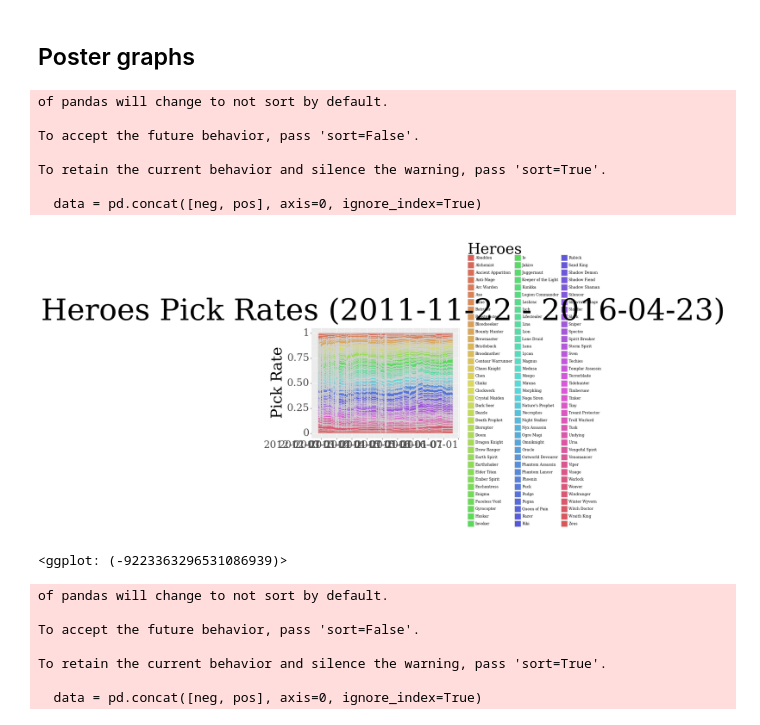
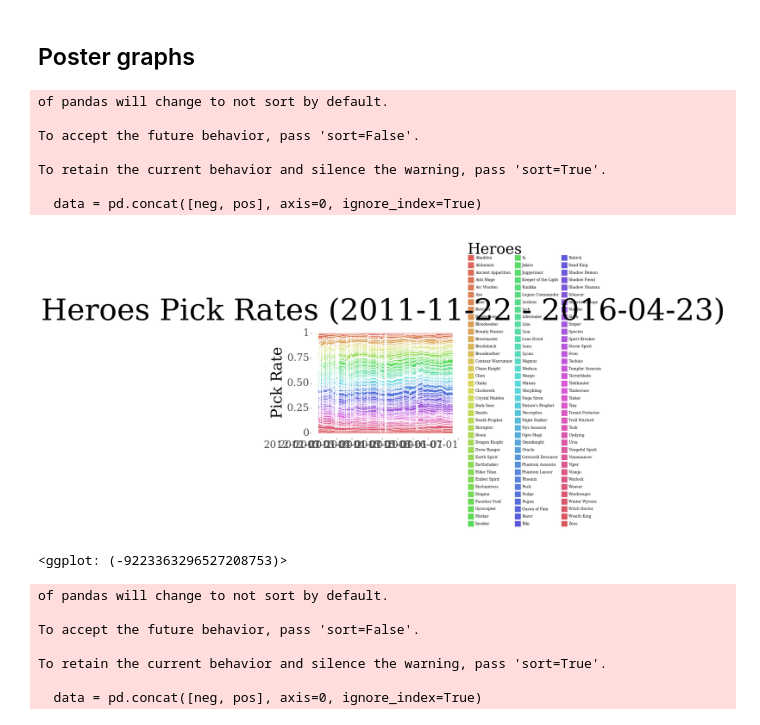
Before and after one commit to marcolussetti/opendotadump-tools, a Jupyter notebook: analysis/heroes_picks/GraphPicks.ipynb, the cells around one changed output. Cells and saved outputs as stored; diff of their text form; code cells hidden in the pictures.

Commit message:
analysis/picks: regenerate poster graphs w/ white background

```diff
--- a/analysis/heroes_picks/GraphPicks.ipynb
+++ b/analysis/heroes_picks/GraphPicks.ipynb
@@ -532,30 +530,31 @@ To retain the current behavior and silence the warning, pass 'sort=True'.
 # %%
 poster_stacked = (
     ggplot(df_expl_graph, aes(x="Day", y="Frequency"))
-    +geom_area(aes(fill="Hero"), color="lightgrey")
+    +geom_area(aes(fill="Hero"), color="white")
     +guides(fill=guide_legend(ncol=3, title="Heroes"))
     +ggtitle("Heroes Pick Rates (2011-11-22 - 2016-04-23)")
     +xlab("")
     +ylab("Pick Rate")
     +theme(
         text=element_text(family=['serif']),
         axis_text=element_text(size=24.0),
         axis_text_x=element_text(ha="right"),
         axis_title_y=element_text(size=36.0),
         axis_title_x=element_text(size=0.0),
         legend_title=element_text(size=36.0),
-        plot_title=element_text(size=72.0)
+        plot_title=element_text(size=72.0),
+        panel_background=element_rect(fill="white", colour="white"),
     )
 )
 poster_stacked
 # %% [output]
 of pandas will change to not sort by default.
 
 To accept the future behavior, pass 'sort=False'.
 
 To retain the current behavior and silence the warning, pass 'sort=True'.
 
   data = pd.concat([neg, pos], axis=0, ignore_index=True)
-[figure, old version]
+[figure, new version]
-<ggplot: (-9223363296531086939)>
+<ggplot: (-9223363296527208753)>
 # %%
```
Also changed, not shown: parts of 7 cells of this notebook.
